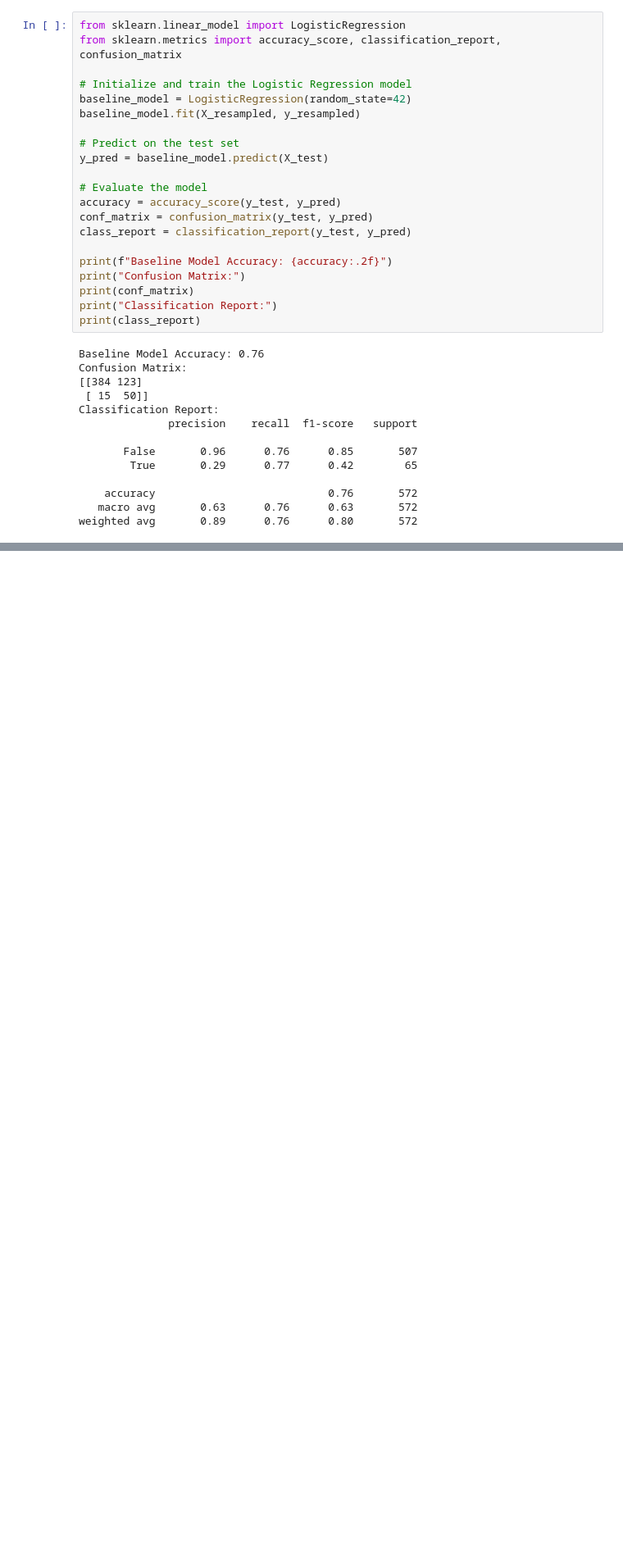
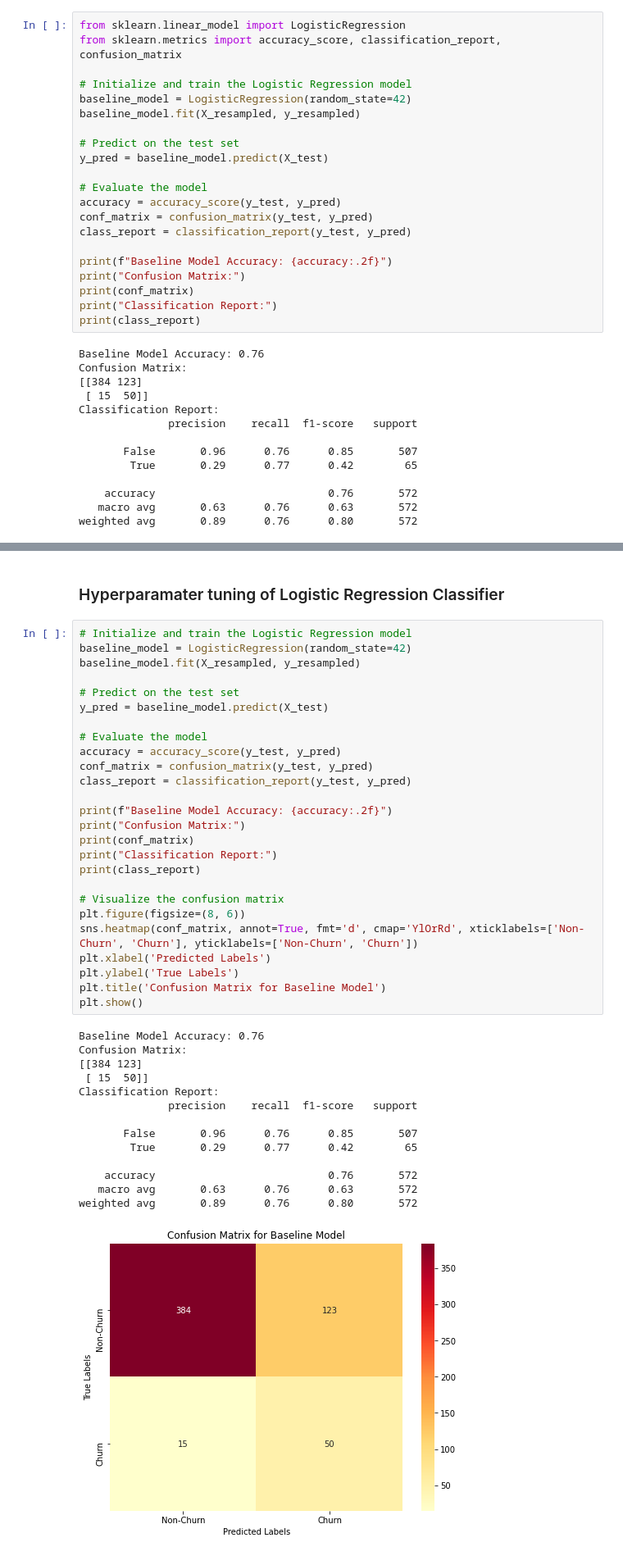
Before and after one commit to Agai-Beryl/Predicting-Customer-Churn-For-A-Leading-Telco-Using-Machine-Learning, a Jupyter notebook: MachineLearning.ipynb, the cells around one changed output, grey strips where cells are left out. Shown at 82% size. Cells and saved outputs as stored; diff of their text form; blank space fills up the shorter version.

```diff
--- a/MachineLearning.ipynb
+++ b/MachineLearning.ipynb
@@ -1079,0 +1099,43 @@ weighted avg       0.89      0.76      0.80       572
+# %% [markdown]
+### Hyperparamater tuning of Logistic Regression Classifier
+# %%
+# Initialize and train the Logistic Regression model
+baseline_model = LogisticRegression(random_state=42)
+baseline_model.fit(X_resampled, y_resampled)
+
+# Predict on the test set
+y_pred = baseline_model.predict(X_test)
+
+# Evaluate the model
+accuracy = accuracy_score(y_test, y_pred)
+conf_matrix = confusion_matrix(y_test, y_pred)
+class_report = classification_report(y_test, y_pred)
+
+print(f"Baseline Model Accuracy: {accuracy:.2f}")
+print("Confusion Matrix:")
+print(conf_matrix)
+print("Classification Report:")
+print(class_report)
+
+# Visualize the confusion matrix
+plt.figure(figsize=(8, 6))
+sns.heatmap(conf_matrix, annot=True, fmt='d', cmap='YlOrRd', xticklabels=['Non-Churn', 'Churn'], yticklabels=['Non-Churn', 'Churn'])
+plt.xlabel('Predicted Labels')
+plt.ylabel('True Labels')
+plt.title('Confusion Matrix for Baseline Model')
+plt.show()
+# %% [output]
+Baseline Model Accuracy: 0.76
+Confusion Matrix:
+[[384 123]
+ [ 15  50]]
+Classification Report:
+              precision    recall  f1-score   support
+
+       False       0.96      0.76      0.85       507
+        True       0.29      0.77      0.42        65
+
+    accuracy                           0.76       572
+   macro avg       0.63      0.76      0.63       572
+weighted avg       0.89      0.76      0.80       572
+[figure, added]
```
Also changed, not shown: parts of 8 cells of this notebook.
